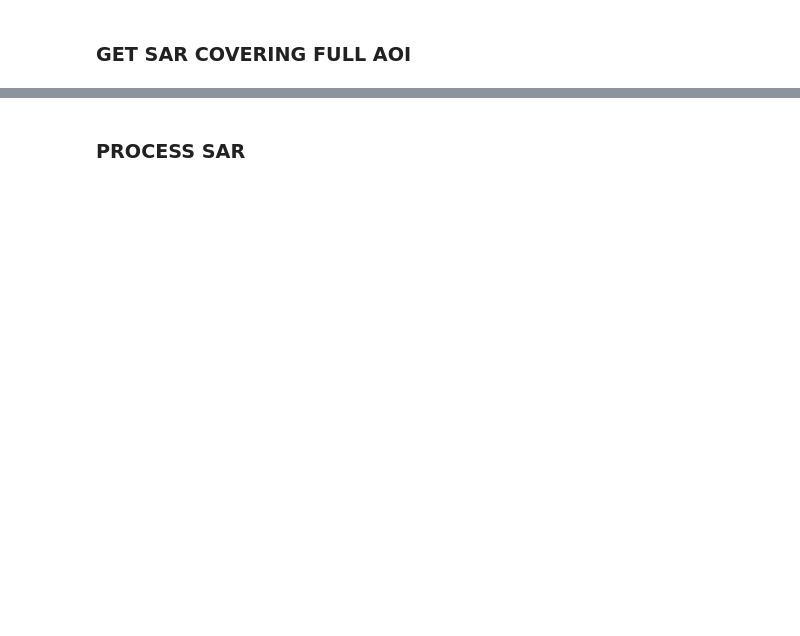
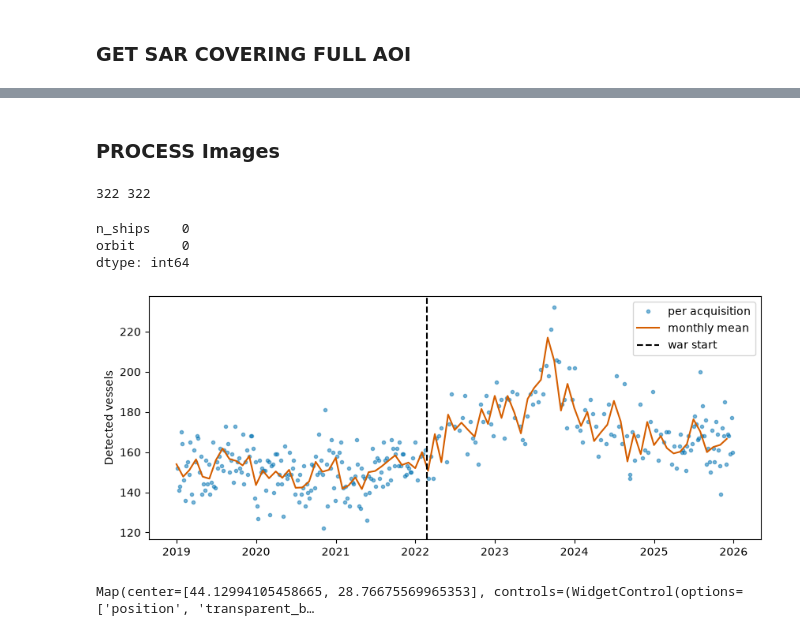
Before and after one commit to paulianoprescu/black-sea-vessel-monitoring, a Jupyter notebook: main.ipynb, the cells around one changed output, grey strips where cells are left out. Saved outputs shown, nothing was run; the diff lists cells and outputs as text; code cells hidden in the pictures; blank space fills up the shorter version.

```diff
--- a/main.ipynb
+++ b/main.ipynb
@@ -91,10 +98,13 @@ print(s1.aggregate_histogram('relativeOrbitNumber_start').getInfo())
 # %% [markdown]
 ### Specify Most Frequent Orbit
 # %%
-ORBIT = 29   # replace with the most frequent one from the histogram
+# Specifying the most frequent orbit
+ORBIT = 58
+
+# Filtering 's1' images for the ones containing the most frequent ORBIT
 s1 = s1.filter(ee.Filter.eq('relativeOrbitNumber_start', ORBIT))
 
-print(s1.size().getInfo())
+# Orbit filter check: 16:00 UTC pass
 dates = s1.aggregate_array('system:time_start') \
           .map(lambda t: ee.Date(t).format('YYYY-MM-dd HH:mm')).getInfo()
-print(dates[:5], dates[-5:])
+print(dates[0], dates[-1])
@@ -117,13 +126,53 @@ s1_daily = ee.ImageCollection(days.map(daily_mosaic))
 # %% [markdown]
-### PROCESS SAR
+### PROCESS Images
 # %%
-from functions.detection_algo import s1_detect_ships, ship_counts
+from functions.detection_algo import s1_detect_ships, ship_counts, load_water
 
+# Load water mask
+# OSM natural=coastline tag (reference in README.md)
+# Mask out port infrastructure to only look at vessels in water area of bbox
+# Otherwise there is little to no contrast between vessel and port infrastructure
 water = load_water('images/port_osm/clip_water.shp', bbox)
 
-# time series
-df = ship_counts(s1_daily, water)
+# Time series
+df = ship_counts(s1_full, water)
 df.to_csv('data/ship_counts.csv')   # save once, so you don't rerun GEE every time
 
 # single date for the map
-polys = s1_detect_ships(s1_daily.first(), water, vectors=True)
+polys = s1_detect_ships(s1_full.first(), water, vectors=True)
+# %%
+print(len(df), s1_full.size().getInfo())   # should match
+df.head()
+df.describe()
+df.isna().sum()                              # orbit empty? then the mosaic dropped it
+# %% [output]
+322 322
+n_ships    0
+orbit      0
+dtype: int64
+# %%
+import matplotlib.pyplot as plt
+import pandas as pd
+
+monthly = df['n_ships'].resample('MS').mean()
+
+fig, ax = plt.subplots(figsize=(10, 4))
+ax.plot(df.index, df['n_ships'], '.', color='#0072B2', alpha=0.5, label='per acquisition')
+ax.plot(monthly.index, monthly, color='#D55E00', label='monthly mean')
+ax.axvline(pd.Timestamp('2022-02-24'), color='black', ls='--', label='war start')
+ax.set_ylabel('Detected vessels')
+ax.legend()
+fig.savefig('images/ship_counts.pdf', bbox_inches='tight')
+# %% [output]
+[figure, added]
+# %%
+img = s1_full.first().clip(aoi)
+
+m = geemap.Map()
+m.centerObject(water, 12)
+m.addLayer(img.select('VH'), {'min': -25, 'max': 0}, 'VH')
+m.addLayer(water, {'color': 'blue'}, 'water', opacity=0.3)
+m.addLayer(polys, {'color': 'red'}, 'ships')
+m
+# %% [output]
+Map(center=[44.12994105458665, 28.76675569965353], controls=(WidgetControl(options=['position', 'transparent_b…
```
Also changed, not shown: parts of 14 cells of this notebook.
